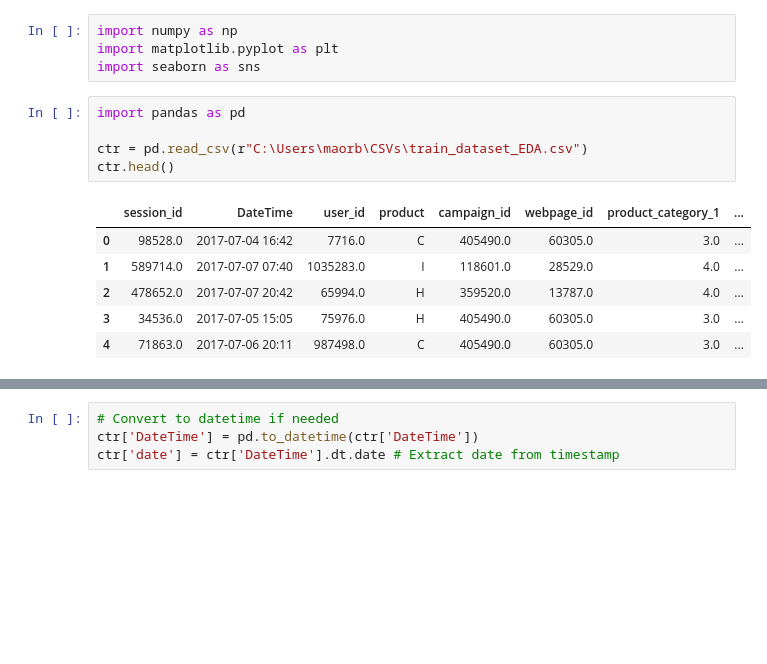
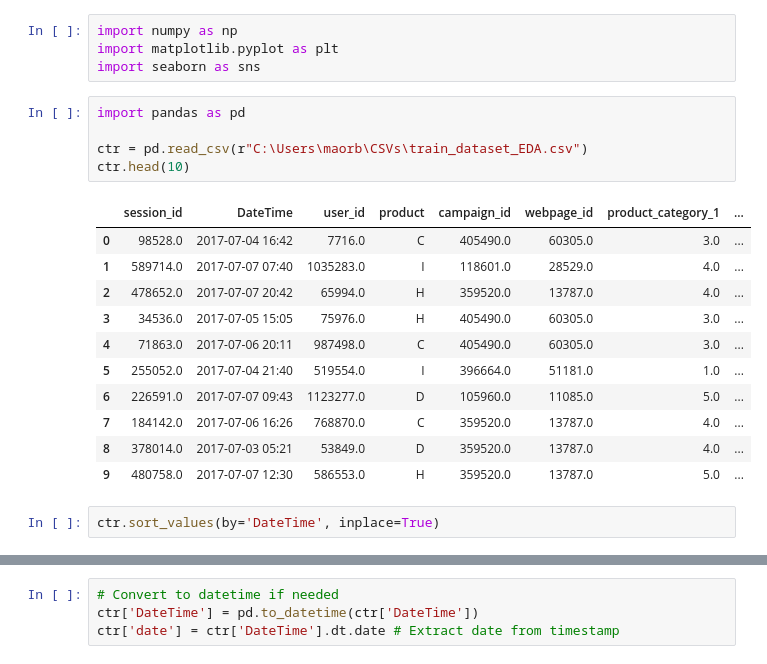
Before and after one commit to bagel-not-kaggle/YDATA-kaggle-assignment, a Jupyter notebook: notebooks/CTR_Data_EDA.ipynb, the cells around one changed output, grey strips where cells are left out. Saved outputs shown, nothing was run; the diff lists cells and outputs as text; blank space fills up the shorter version.

```diff
--- a/notebooks/CTR_Data_EDA.ipynb
+++ b/notebooks/CTR_Data_EDA.ipynb
@@ -11,12 +11,19 @@ import seaborn as sns
 # %%
 import pandas as pd
 
 ctr = pd.read_csv(r"C:\Users\maorb\CSVs\train_dataset_EDA.csv")
-ctr.head()
+ctr.head(10)
 # %% [output]
 |  | session_id | DateTime | user_id | product | campaign_id | webpage_id | product_category_1 | ... |
 | 0 | 98528.0 | 2017-07-04 16:42 | 7716.0 | C | 405490.0 | 60305.0 | 3.0 | ... |
 | 1 | 589714.0 | 2017-07-07 07:40 | 1035283.0 | I | 118601.0 | 28529.0 | 4.0 | ... |
 | 2 | 478652.0 | 2017-07-07 20:42 | 65994.0 | H | 359520.0 | 13787.0 | 4.0 | ... |
 | 3 | 34536.0 | 2017-07-05 15:05 | 75976.0 | H | 405490.0 | 60305.0 | 3.0 | ... |
 | 4 | 71863.0 | 2017-07-06 20:11 | 987498.0 | C | 405490.0 | 60305.0 | 3.0 | ... |
+| 5 | 255052.0 | 2017-07-04 21:40 | 519554.0 | I | 396664.0 | 51181.0 | 1.0 | ... |
+| 6 | 226591.0 | 2017-07-07 09:43 | 1123277.0 | D | 105960.0 | 11085.0 | 5.0 | ... |
+| 7 | 184142.0 | 2017-07-06 16:26 | 768870.0 | C | 359520.0 | 13787.0 | 4.0 | ... |
+| 8 | 378014.0 | 2017-07-03 05:21 | 53849.0 | D | 359520.0 | 13787.0 | 4.0 | ... |
+| 9 | 480758.0 | 2017-07-07 12:30 | 586553.0 | H | 359520.0 | 13787.0 | 5.0 | ... |
+# %%
+ctr.sort_values(by='DateTime', inplace=True)
```
Also changed, not shown: parts of 7 cells of this notebook, 19 other files.
